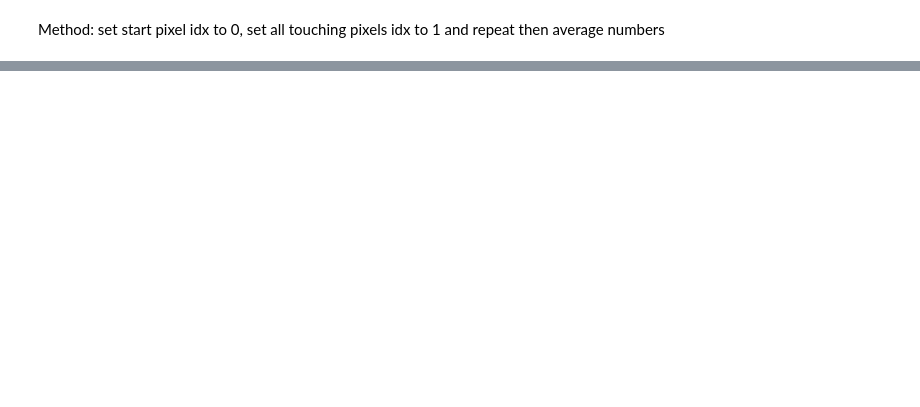
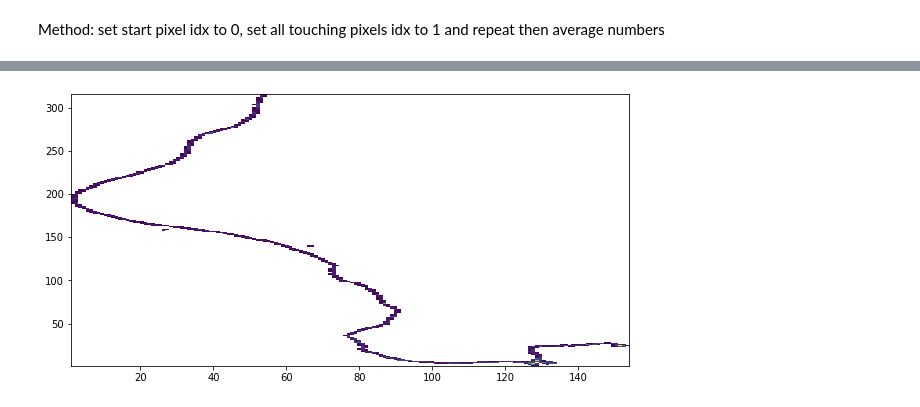
Before and after one commit to harryxni/detector_sim, a Jupyter notebook: analysis/reconstruction.ipynb, the cells around one changed output, grey strips where cells are left out. Saved outputs shown, nothing was run; the diff lists cells and outputs as text; code cells hidden in the pictures; blank space fills up the shorter version.

```diff
--- a/analysis/reconstruction.ipynb
+++ b/analysis/reconstruction.ipynb
@@ -100,0 +141,4 @@ plt.ylim(300,350)
+# %%
+pix, xedges, yedges, image = plt.hist2d(x_pix, y_pix, (max(x_pix), max(y_pix)), cmin=1, weights=c_dep)
+# %% [output]
+[figure, added]
```
Also changed, not shown: parts of 9 cells of this notebook.
